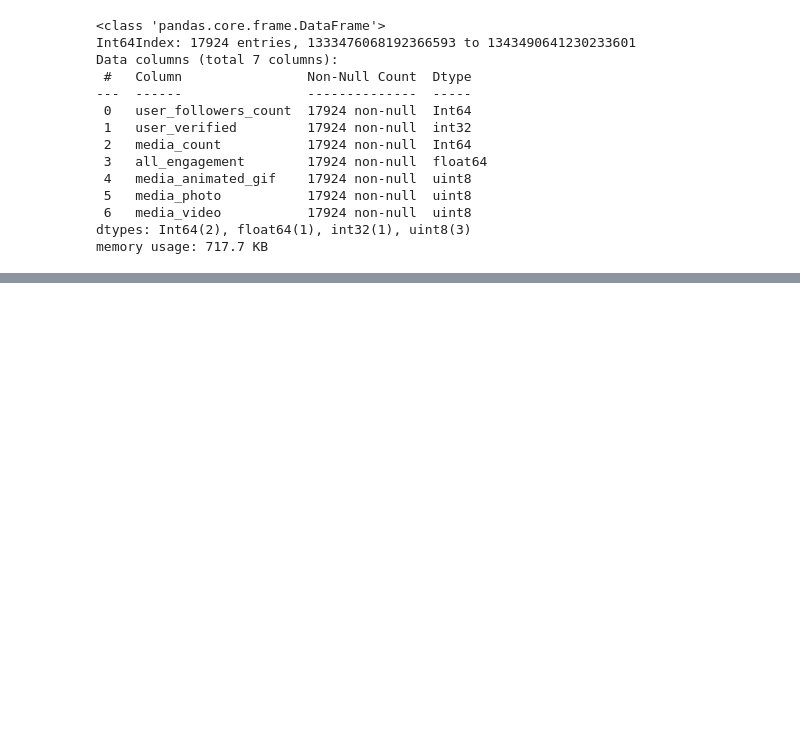
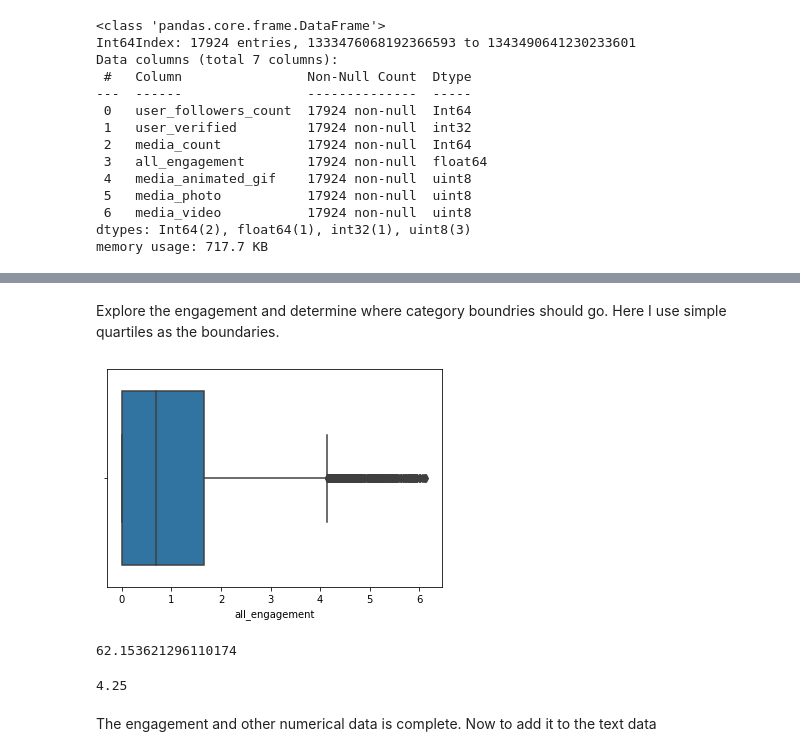
Before and after one commit to smanavi/Springboard-Capstone-Two, a Jupyter notebook: pre-processing/1_train_test_split.ipynb, the cells around one changed output, grey strips where cells are left out. Cells and saved outputs as stored; diff of their text form; code cells hidden in the pictures; blank space fills up the shorter version.

```diff
--- a/pre-processing/preprocessing_train_test_split.ipynb
+++ b/pre-processing/1_train_test_split.ipynb
@@ -117,3 +120,30 @@ engagement.describe()
 | 50% | 7.160000e+02 | 0.000000 | 0.000000 | 1.000000 | 0.000000 | 0.000000 | ... |
 | 75% | 2.934250e+03 | 0.000000 | 0.000000 | 4.250000 | 0.000000 | 0.000000 | ... |
 | max | 1.804246e+07 | 1.000000 | 4.000000 | 463.250000 | 1.000000 | 1.000000 | ... |
+# %% [markdown]
+Explore the engagement and determine where category boundries should go. Here I use simple quartiles as the boundaries.
+# %%
+log_engagement = engagement['all_engagement'].apply(lambda x: np.log(x+1))
+# %%
+sns.boxplot(log_engagement)
+plt.show()
+# %% [output]
+[figure, added]
+# %%
+#identify value of 4th quartile
+q4 = iqr(log_engagement)*1.5 + np.percentile(log_engagement, 75)
+
+#everything considered an outlier in this set will be considered high engagement
+high_engagement = np.e ** q4 - 1
+high_engagement
+# %% [output]
+62.153621296110174
+# %%
+#identify value of 3rd quartile
+q3 = np.percentile(log_engagement, 75)
+
+#everything between q3 and q4 will be considered medium engagement
+med_engagement = np.e ** q3 - 1
+med_engagement
+# %% [output]
+4.25
@@ -119,0 +162,2 @@ engagement.describe()
+# %% [markdown]
+The engagement and other numerical data is complete. Now to add it to the text data
```
Also changed, not shown: parts of 27 cells of this notebook, 9 other files.
